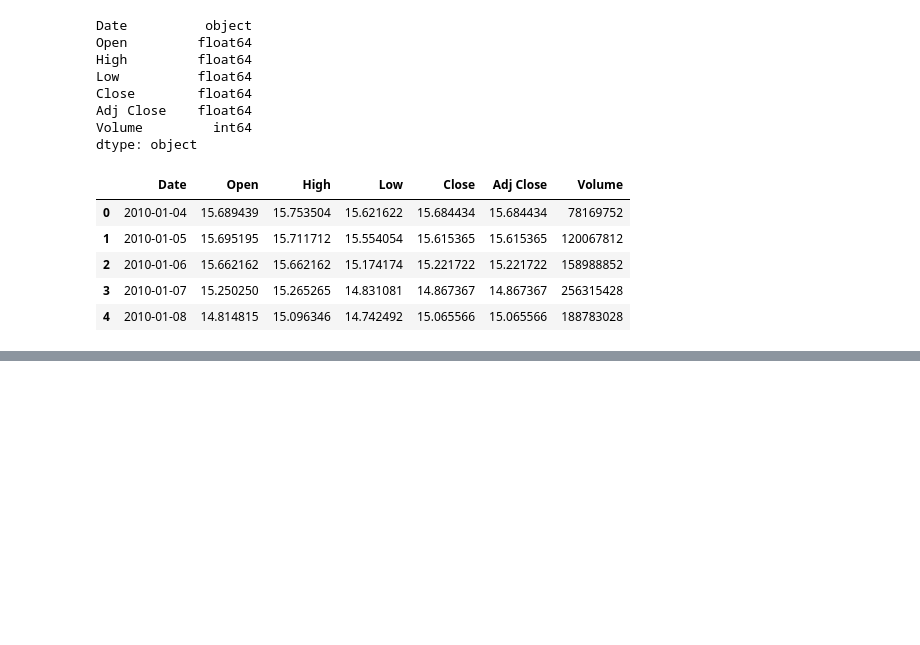
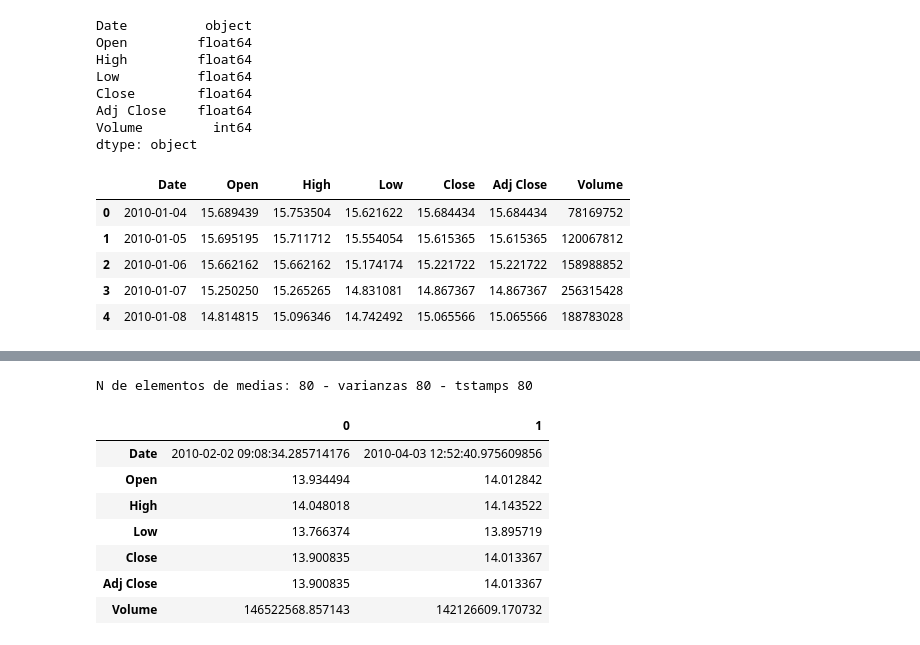
Before and after one commit to sebastlop/series-temporales-machine-learning, a Jupyter notebook: Apuntes/Tema-3/Tema-3.1-plots-estacionariedad.ipynb, the cells around one changed output, grey strips where cells are left out. Cells and saved outputs as stored; diff of their text form; code cells hidden in the pictures; blank space fills up the shorter version.

```diff
--- a/Apuntes/Tema-3/Tema-3.1-plots-estacionariedad.ipynb
+++ b/Apuntes/Tema-3/Tema-3.1-plots-estacionariedad.ipynb
@@ -61,0 +69,14 @@ NameError: name 'matplotlib' is not defined
+# %%
+# veamos la estructura de los datos obtenidos en las listas
+print(f'N de elementos de medias: {len(medias)} - varianzas {len(varianzas)} - tstamps {len(tstamps)}')
+pd.concat([medias[0].T,medias[1].T],axis=1)
+# %% [output]
+N de elementos de medias: 80 - varianzas 80 - tstamps 80
+|  | 0 | 1 |
+| Date | 2010-02-02 09:08:34.285714176 | 2010-04-03 12:52:40.975609856 |
+| Open | 13.934494 | 14.012842 |
+| High | 14.048018 | 14.143522 |
+| Low | 13.766374 | 13.895719 |
+| Close | 13.900835 | 14.013367 |
+| Adj Close | 13.900835 | 14.013367 |
+| Volume | 146522568.857143 | 142126609.170732 |
```
Also changed, not shown: parts of 18 cells of this notebook.
